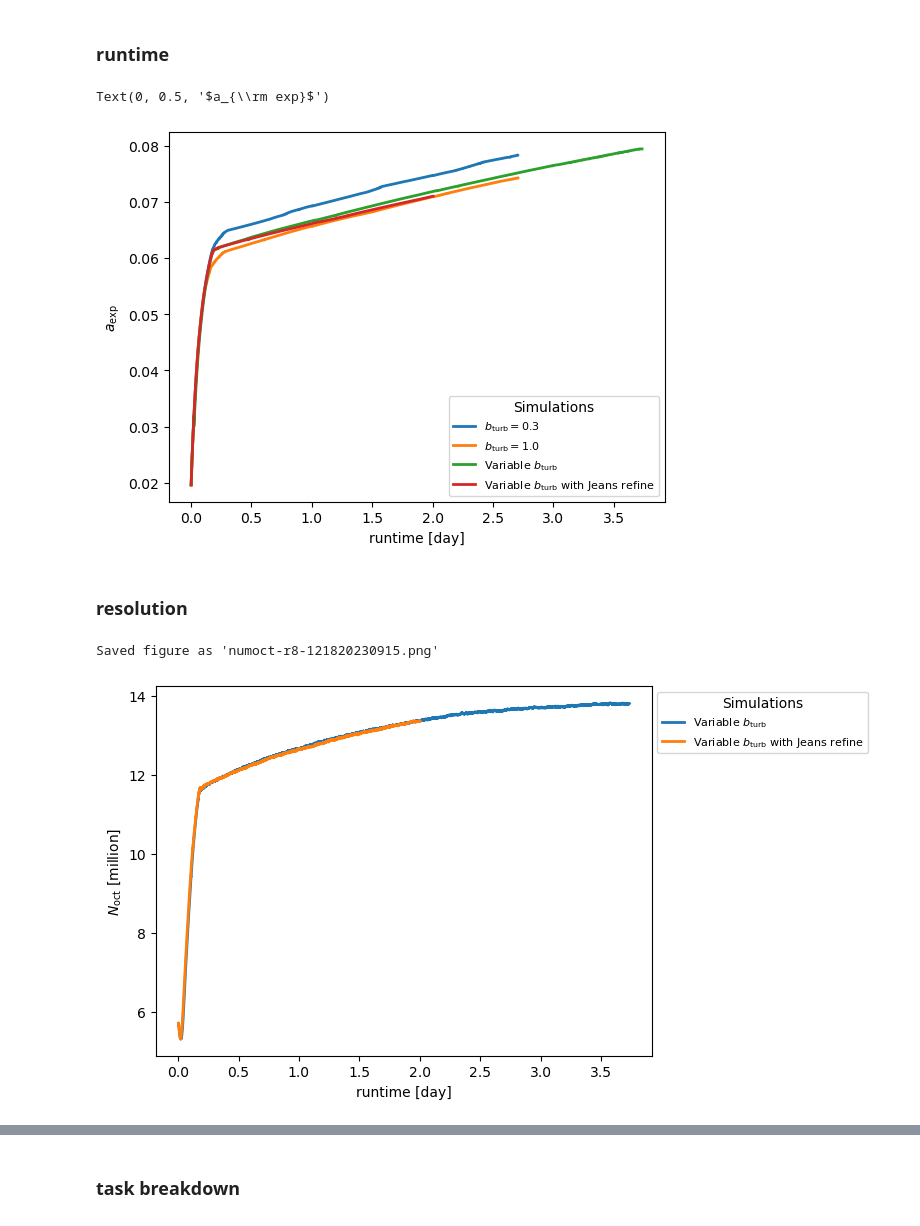
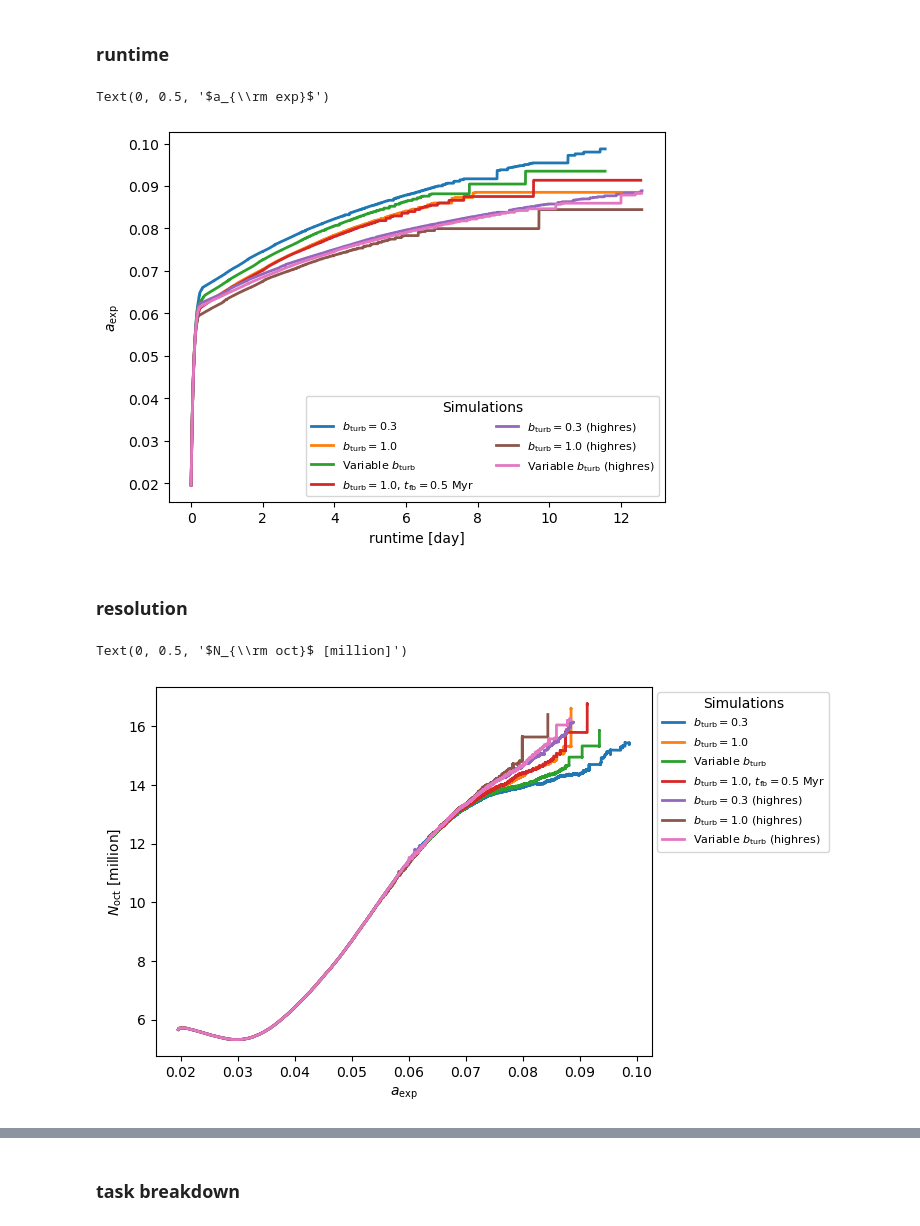
Before and after one commit to zandalman/RAMSES-analysis, a Jupyter notebook: meta-analysis.ipynb, the cells around one changed output, grey strips where cells are left out. Drawn from its saved outputs; the diff is of its cells as text; code cells hidden in the pictures.

Commit message:
new SFH plots

```diff
--- a/meta-analysis.ipynb
+++ b/meta-analysis.ipynb
@@ -8,8 +8,8 @@ from read_ramses import *
 # %% [markdown]
 ### runtime
 # %%
-list_of_sim_round = [8]
-list_of_sim_name = ['bturb0p3', 'bturb1p0', 'bturbfunc', 'bturbfunc_jeans']
+list_of_sim_round = [9, 10]
+list_of_sim_name = None
 project = False
 time_min = 5 * const.day
 a_exp_max = 0.1
@@ -19,13 +19,15 @@ table = []
 for sim_round in list_of_sim_round:
 
     round_dir = os.path.join(sim_base_dir, "round%d" % sim_round)
-    if list_of_sim_name == None: list_of_sim_name = sorted(os.listdir(round_dir))
-    for sim_name in list_of_sim_name:
+    if list_of_sim_name == None:
+        list_of_sim_name_round = sorted(os.listdir(round_dir))
+    else:
+        list_of_sim_name_round = list_of_sim_name
+    for sim_name in list_of_sim_name_round:
         sim_latex = sim_name_to_latex[sim_name]
         move_to_sim_dir(sim_round, sim_name, do_print=False)
         time, a_exp, num_oct_level, num_oct_total = read_logfile()
-        plt.plot(time / const.day, a_exp, lw=2, label=sim_latex, color='C%d' % i)
-
+        plt.plot(time[:len(a_exp)] / const.day, a_exp[:len(time)], lw=2, label=sim_latex, color='C%d' % i)
         if project == True:
             linear = lambda x, a, b: a * x + b
             cond = time > time_min
@@ -46,32 +48,35 @@ plt.ylabel(r"$a_{\rm exp}$")
 #save_fig("runtime-r5")
 # %% [output]
 Text(0, 0.5, '$a_{\\rm exp}$')
-[figure, old version]
+[figure, new version]
 # %% [markdown]
 ### resolution
 # %%
-list_of_sim_round = [8]
-list_of_sim_name = ['bturbfunc', 'bturbfunc_jeans']
+list_of_sim_round = [9, 10]
+list_of_sim_name = None
 
 i = 0
 for sim_round in list_of_sim_round:
 
     round_dir = os.path.join(sim_base_dir, "round%d" % sim_round)
-    if list_of_sim_name == None: list_of_sim_name = sorted(os.listdir(round_dir))
-    for sim_name in list_of_sim_name:
+    if list_of_sim_name == None:
+        list_of_sim_name_round = sorted(os.listdir(round_dir))
+    else:
+        list_of_sim_name_round = list_of_sim_name
+    for sim_name in list_of_sim_name_round:
         sim_latex = sim_name_to_latex[sim_name]
         move_to_sim_dir(sim_round, sim_name, do_print=False)
         time, a_exp, num_oct_level, num_oct_tot = read_logfile()
-        plt.plot(time[:len(num_oct_tot)] / const.day, num_oct_tot / 1e6, lw=2, label=sim_latex, color='C%d' % i)
+        plt.plot(a_exp[:len(num_oct_tot)], num_oct_tot / 1e6, lw=2, label=sim_latex, color='C%d' % i)
         i += 1
 
 plt.legend(bbox_to_anchor=(1., 1.), loc="upper left", fontsize=8, title='Simulations')
 
-plt.xlabel("runtime [day]")
+plt.xlabel(r"$a_{\rm exp}$")
 plt.ylabel(r'$N_{\rm oct}$ [million]')
 
-save_fig("numoct-r8")
+#save_fig("numoct-r8")
 # %% [output]
-Saved figure as 'numoct-r8-121820230915.png'
+Text(0, 0.5, '$N_{\\rm oct}$ [million]')
-[figure, old version]
+[figure, new version]
 # %%
```
Also changed, not shown: parts of 2 cells of this notebook, 2 other files.
